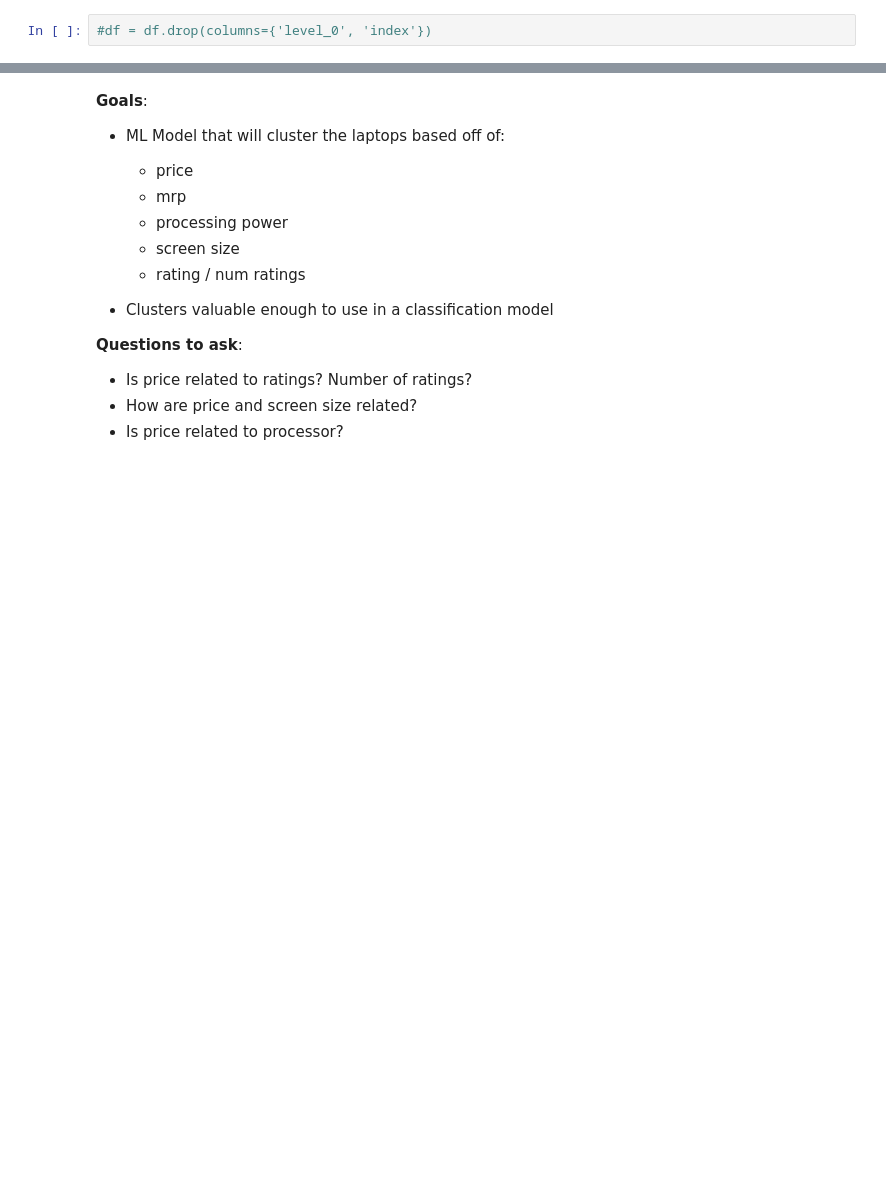
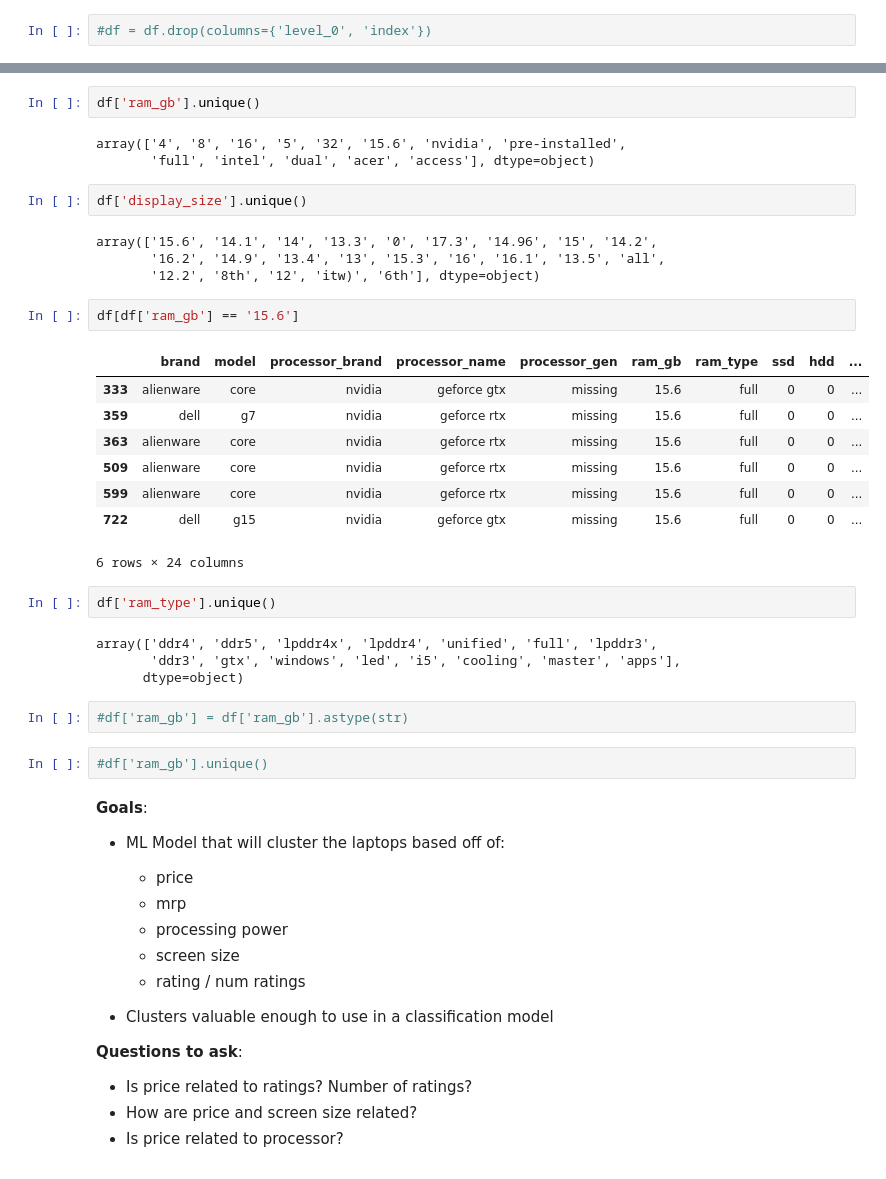
Before and after one commit to laptop-project/data, a Jupyter notebook: shawn_workbook.ipynb, the cells around one changed output, grey strips where cells are left out. Saved outputs shown, nothing was run; the diff lists cells and outputs as text; blank space fills up the shorter version.

```diff
--- a/shawn_workbook.ipynb
+++ b/shawn_workbook.ipynb
@@ -401,3 +410,35 @@ df.reset_index(drop=True,inplace=True)
+# %%
+df['ram_gb'].unique()
+# %% [output]
+array(['4', '8', '16', '5', '32', '15.6', 'nvidia', 'pre-installed',
+       'full', 'intel', 'dual', 'acer', 'access'], dtype=object)
+# %%
+df['display_size'].unique()
+# %% [output]
+array(['15.6', '14.1', '14', '13.3', '0', '17.3', '14.96', '15', '14.2',
+       '16.2', '14.9', '13.4', '13', '15.3', '16', '16.1', '13.5', 'all',
+       '12.2', '8th', '12', 'itw)', '6th'], dtype=object)
+# %%
+df[df['ram_gb'] == '15.6']
+# %% [output]
+|  | brand | model | processor_brand | processor_name | processor_gen | ram_gb | ram_type | ssd | hdd | ... |
+| 333 | alienware | core | nvidia | geforce gtx | missing | 15.6 | full | 0 | 0 | ... |
+| 359 | dell | g7 | nvidia | geforce rtx | missing | 15.6 | full | 0 | 0 | ... |
+| 363 | alienware | core | nvidia | geforce rtx | missing | 15.6 | full | 0 | 0 | ... |
+| 509 | alienware | core | nvidia | geforce rtx | missing | 15.6 | full | 0 | 0 | ... |
+| 599 | alienware | core | nvidia | geforce rtx | missing | 15.6 | full | 0 | 0 | ... |
+| 722 | dell | g15 | nvidia | geforce gtx | missing | 15.6 | full | 0 | 0 | ... |
+6 rows × 24 columns
+# %%
+df['ram_type'].unique()
+# %% [output]
+array(['ddr4', 'ddr5', 'lpddr4x', 'lpddr4', 'unified', 'full', 'lpddr3',
+       'ddr3', 'gtx', 'windows', 'led', 'i5', 'cooling', 'master', 'apps'],
+      dtype=object)
+# %%
+#df['ram_gb'] = df['ram_gb'].astype(str)
+# %%
+#df['ram_gb'].unique()
 # %% [markdown]
 **Goals**:
 
```
Also changed, not shown: parts of 7 cells of this notebook.
